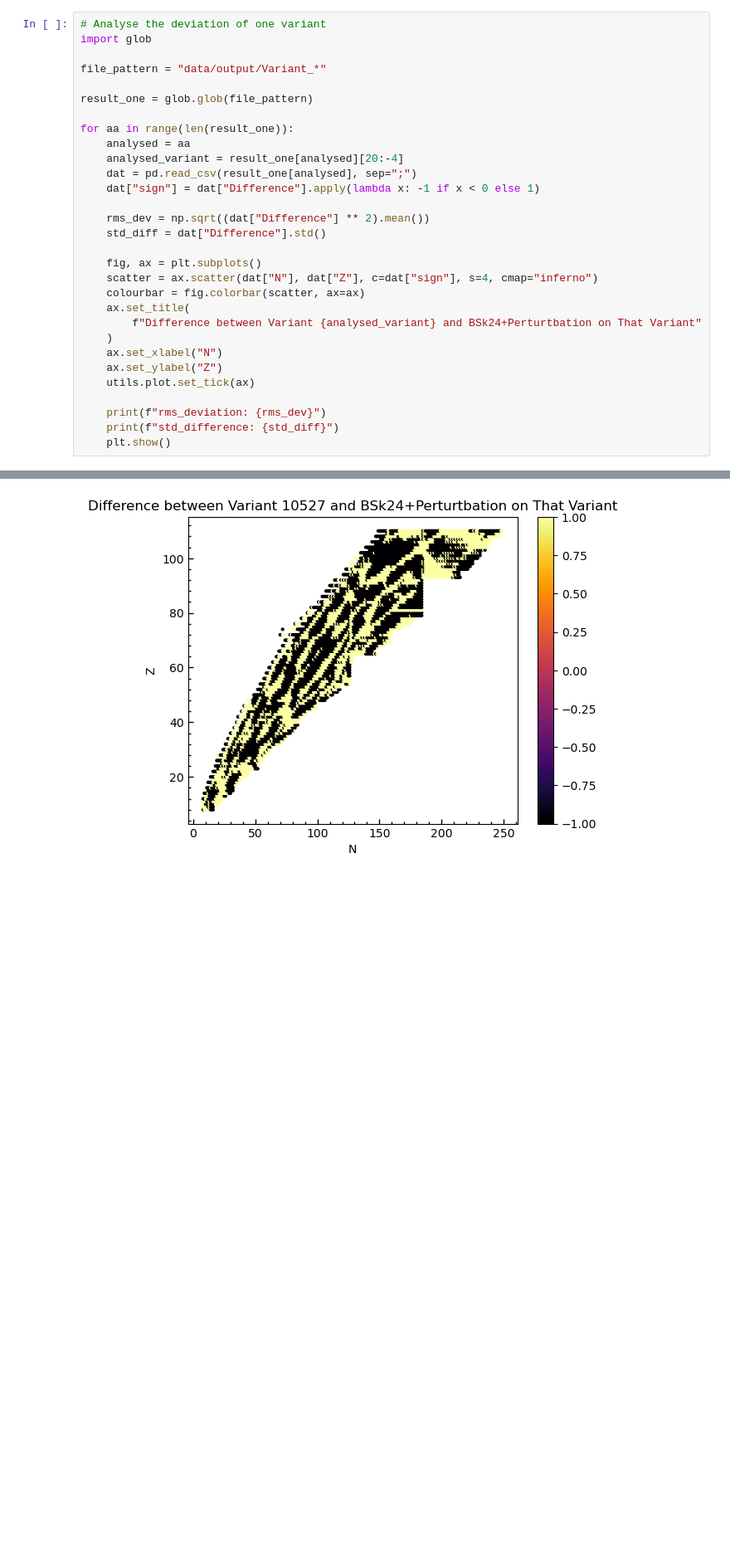
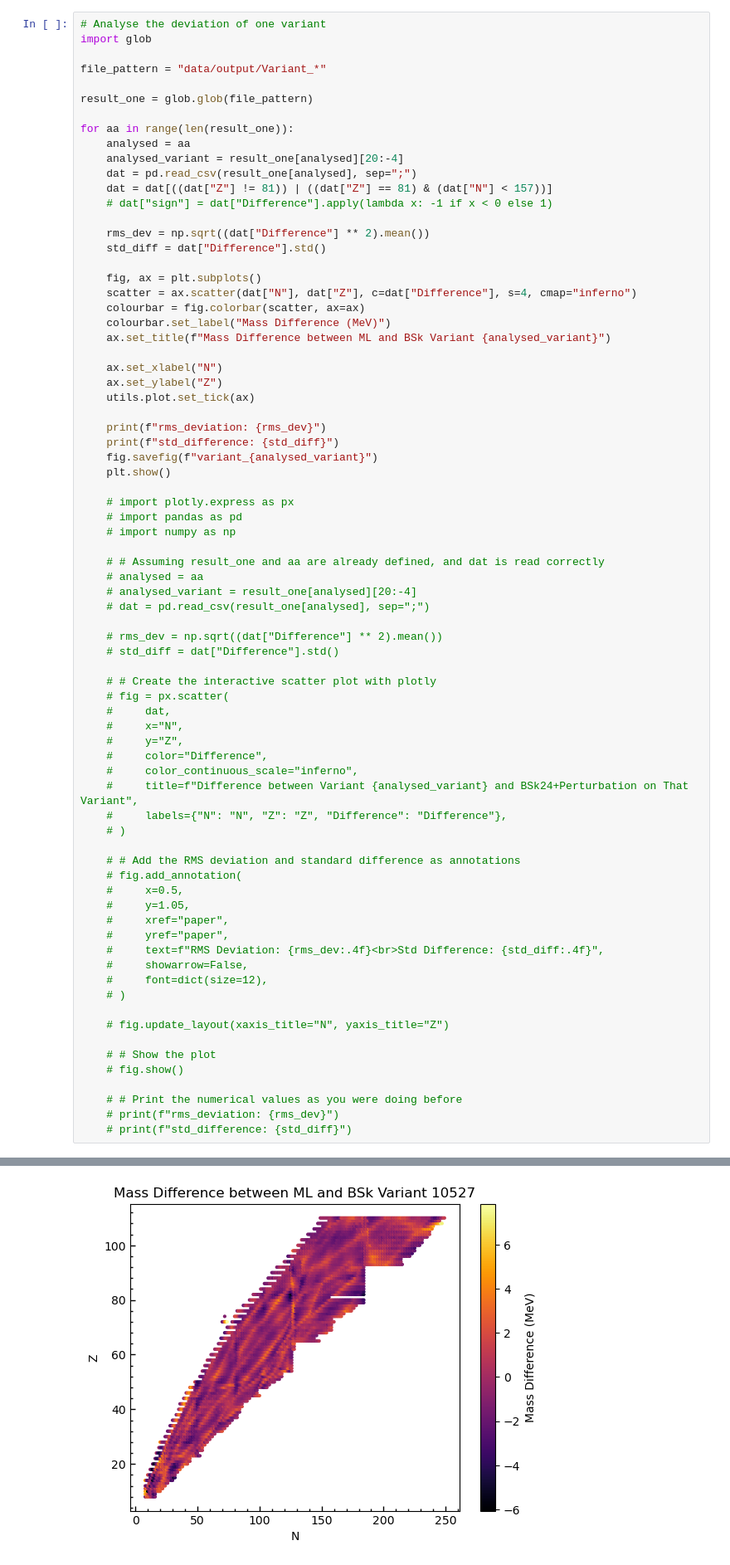
Before and after one commit to mzyudhistira/BSk24-Emu, a Jupyter notebook: analysis.ipynb, the cells around one changed output, grey strips where cells are left out. Shown: that part at 83% size. Drawn from its saved outputs; the diff is of its cells as text; blank space fills up the shorter version.

Commit message:
Fix mass diff target

```diff
--- a/analysis.ipynb
+++ b/analysis.ipynb
@@ -61,22 +44,67 @@ for aa in range(len(result_one)):
     analysed = aa
     analysed_variant = result_one[analysed][20:-4]
     dat = pd.read_csv(result_one[analysed], sep=";")
-    dat["sign"] = dat["Difference"].apply(lambda x: -1 if x < 0 else 1)
+    dat = dat[((dat["Z"] != 81)) | ((dat["Z"] == 81) & (dat["N"] < 157))]
+    # dat["sign"] = dat["Difference"].apply(lambda x: -1 if x < 0 else 1)
 
     rms_dev = np.sqrt((dat["Difference"] ** 2).mean())
     std_diff = dat["Difference"].std()
 
     fig, ax = plt.subplots()
-    scatter = ax.scatter(dat["N"], dat["Z"], c=dat["sign"], s=4, cmap="inferno")
+    scatter = ax.scatter(dat["N"], dat["Z"], c=dat["Difference"], s=4, cmap="inferno")
     colourbar = fig.colorbar(scatter, ax=ax)
-    ax.set_title(
-        f"Difference between Variant {analysed_variant} and BSk24+Perturtbation on That Variant"
-    )
+    colourbar.set_label("Mass Difference (MeV)")
+    ax.set_title(f"Mass Difference between ML and BSk Variant {analysed_variant}")
+
     ax.set_xlabel("N")
     ax.set_ylabel("Z")
     utils.plot.set_tick(ax)
 
     print(f"rms_deviation: {rms_dev}")
     print(f"std_difference: {std_diff}")
+    fig.savefig(f"variant_{analysed_variant}")
     plt.show()
+
+    # import plotly.express as px
+    # import pandas as pd
+    # import numpy as np
+
+    # # Assuming result_one and aa are already defined, and dat is read correctly
+    # analysed = aa
+    # analysed_variant = result_one[analysed][20:-4]
+    # dat = pd.read_csv(result_one[analysed], sep=";")
+
+    # rms_dev = np.sqrt((dat["Difference"] ** 2).mean())
+    # std_diff = dat["Difference"].std()
+
+    # # Create the interactive scatter plot with plotly
+    # fig = px.scatter(
+    #     dat,
+    #     x="N",
+    #     y="Z",
+    #     color="Difference",
+    #     color_continuous_scale="inferno",
+    #     title=f"Difference between Variant {analysed_variant} and BSk24+Perturbation on That Variant",
+    #     labels={"N": "N", "Z": "Z", "Difference": "Difference"},
+    # )
+
+    # # Add the RMS deviation and standard difference as annotations
+    # fig.add_annotation(
+    #     x=0.5,
+    #     y=1.05,
+    #     xref="paper",
+    #     yref="paper",
+    #     text=f"RMS Deviation: {rms_dev:.4f}<br>Std Difference: {std_diff:.4f}",
+    #     showarrow=False,
+    #     font=dict(size=12),
+    # )
+
+    # fig.update_layout(xaxis_title="N", yaxis_title="Z")
+
+    # # Show the plot
+    # fig.show()
+
+    # # Print the numerical values as you were doing before
+    # print(f"rms_deviation: {rms_dev}")
+    # print(f"std_difference: {std_diff}")
 # %% [output]
@@ -85 +113 @@ std_difference: 1.7243206504778994
-[figure, old version]
+[figure, new version]
```
Also changed, not shown: parts of 3 cells of this notebook, 3 other files.
